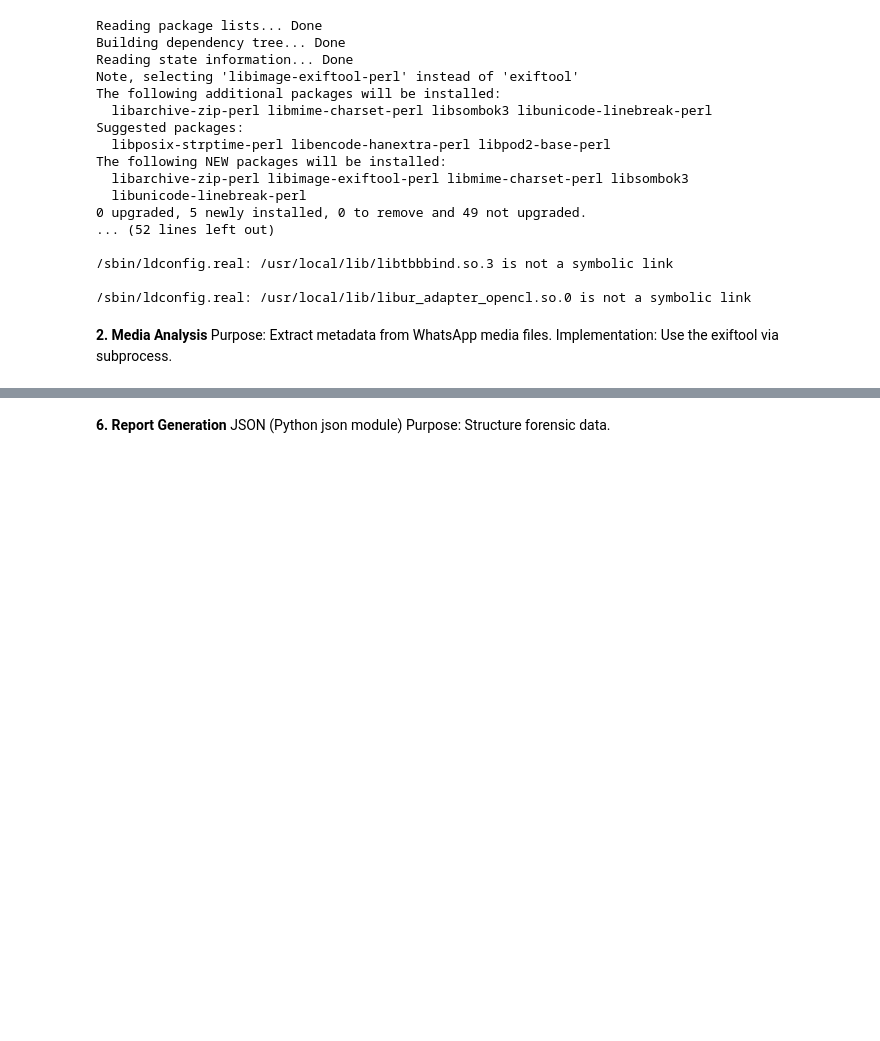
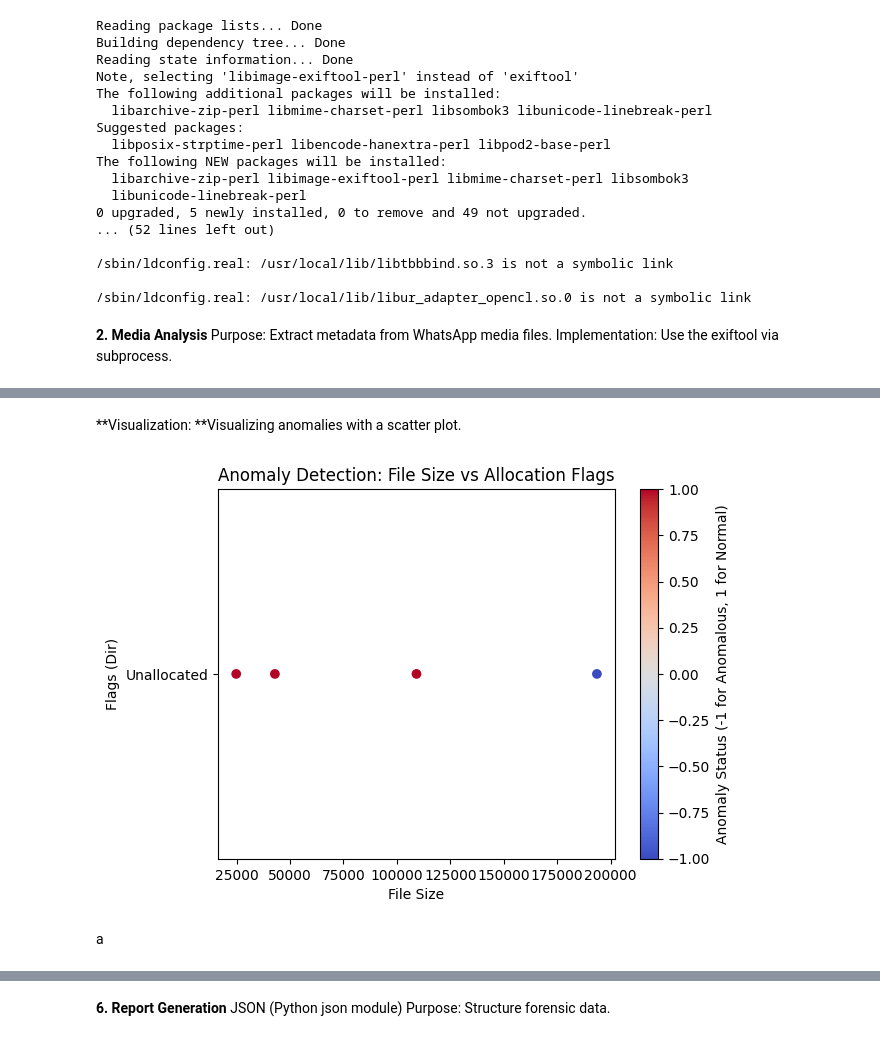
Before and after one commit to shraddhapandey100/Forensic_Metadata_Analysis, a Jupyter notebook: MetadataAnalysis.ipynb, the cells around one changed output, grey strips where cells are left out. Drawn from its saved outputs; the diff is of its cells as text; code cells hidden in the pictures; blank space fills up the shorter version.

```diff
--- a/MetadataAnalysis.ipynb
+++ b/MetadataAnalysis.ipynb
@@ -91,0 +74,31 @@ plt.show()
+# %%
+import pandas as pd
+from sklearn.ensemble import IsolationForest
+
+# Load the dataset
+file_path = '/content/metadata.csv'  # Replace with your actual file path
+data = pd.read_csv(file_path)
+
+# Preprocessing: Select relevant features for anomaly detection
+# Using 'Size' and creating numerical mappings for categorical fields
+data_cleaned = data[['Size', 'Flags(Dir)', 'Flags(Meta)', 'Known']].copy()
+data_cleaned['Flags(Dir)'] = data_cleaned['Flags(Dir)'].map({'Unallocated': 0, 'Allocated': 1})
+data_cleaned['Flags(Meta)'] = data_cleaned['Flags(Meta)'].map({'Unallocated': 0, 'Allocated': 1})
+data_cleaned['Known'] = data_cleaned['Known'].map({'unknown': 0, 'known': 1})
+
+# Fit Isolation Forest for anomaly detection
+isolation_forest = IsolationForest(random_state=42, contamination=0.25)  # Assuming 25% anomalies
+data_cleaned['Anomaly'] = isolation_forest.fit_predict(data_cleaned[['Size', 'Flags(Dir)', 'Flags(Meta)', 'Known']])
+
+# Add anomaly labels to the original dataset for review
+data['Anomaly'] = data_cleaned['Anomaly']
+
+# Display files with anomaly labels
+print(data[['Name', 'Size', 'Flags(Dir)', 'Flags(Meta)', 'Known', 'Anomaly']])
+
+# Additional analysis for anomalies: Review anomalies separately
+anomalous_files = data[data['Anomaly'] == -1]
+
+# Output anomalous files for further investigation
+print("Anomalous Files Detected:")
+print(anomalous_files)
@@ -91,0 +123,14 @@ plt.show()
+# %% [markdown]
+**Visualization: **Visualizing anomalies with a scatter plot.
+# %%
+import matplotlib.pyplot as plt
+plt.scatter(data['Size'], data['Flags(Dir)'], c=data['Anomaly'], cmap='coolwarm')
+plt.xlabel('File Size')
+plt.ylabel('Flags (Dir)')
+plt.title('Anomaly Detection: File Size vs Allocation Flags')
+plt.colorbar(label='Anomaly Status (-1 for Anomalous, 1 for Normal)')
+plt.show()
+# %% [output]
+[figure, added]
+# %% [markdown]
+a
```
Also changed, not shown: parts of 15 cells of this notebook.
